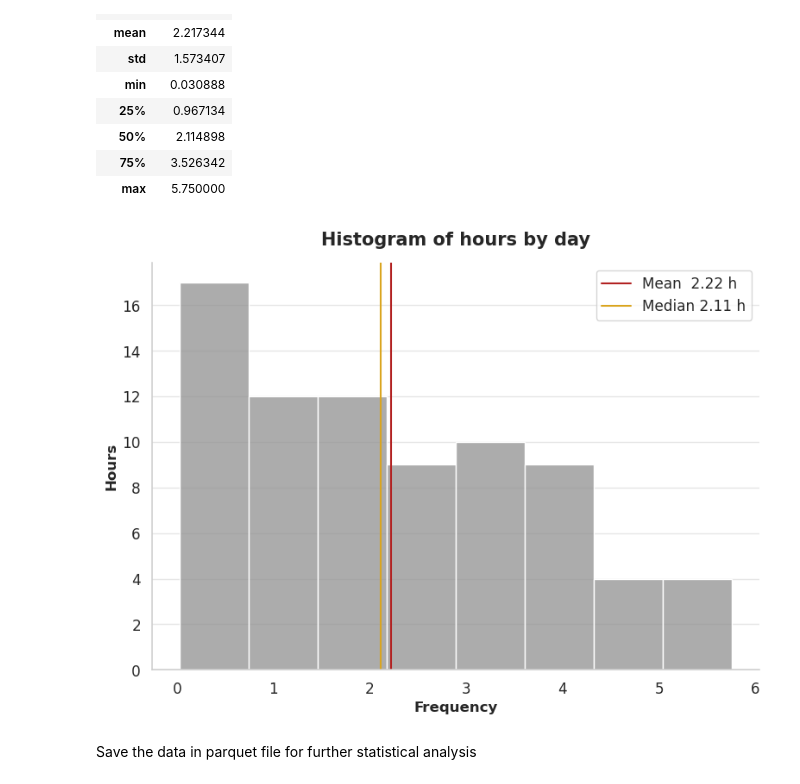
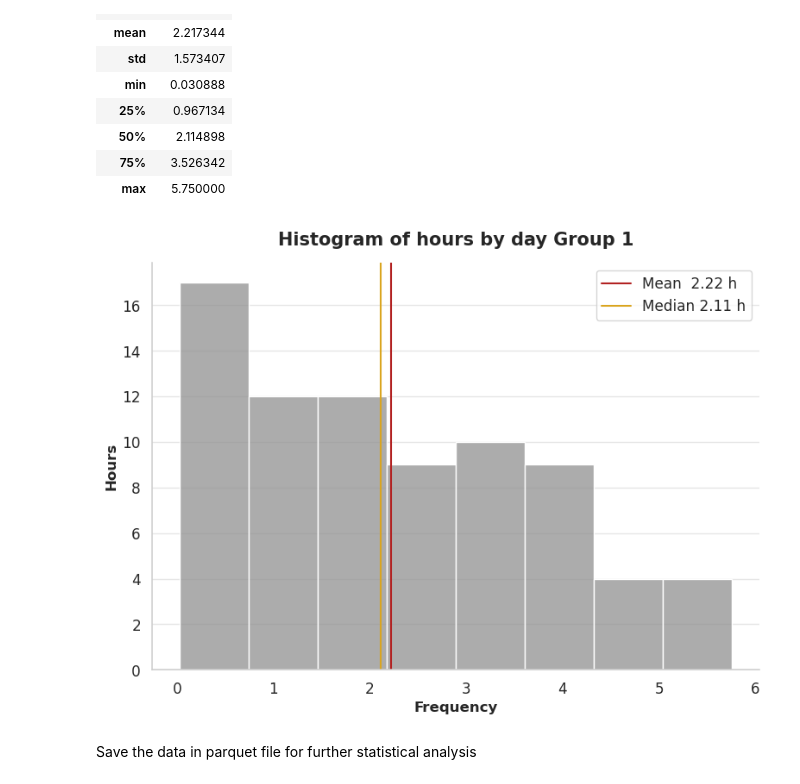
Before and after one commit to Oddman43/BIR_EDA, a Jupyter notebook: notebooks/data_analysis.ipynb, the cells around one changed output. Saved outputs shown, nothing was run; the diff lists cells and outputs as text; code cells hidden in the pictures.

Commit message:
changed title fo graphs

```diff
--- a/notebooks/data_analysis.ipynb
+++ b/notebooks/data_analysis.ipynb
@@ -1197,35 +1197,35 @@ sns.set_theme(style="white", font_scale=1.1, rc={
     "grid.color": "0.9",
     "axes.labelweight": "bold"
 })
 
 plt.figure(figsize=(8, 6))
 ax = sns.histplot(
     data = study_month_1,
     x = "total_hours",
     bins = "auto",
     kde = False,
     color = "#919191F1"
 )
 
 ax.axvline(mean_h1, color="firebrick", ls='-', lw=1.5, label=f"Mean  {mean_h1:.2f} h")
 ax.axvline(median_h1, color="goldenrod", ls="-", lw=1.5, label=f"Median {median_h1:.2f} h")
 
 ax.legend()
 ax.set_xlabel("Frequency", fontsize=12, weight='bold')
 ax.set_ylabel("Hours", fontsize=12, weight='bold')
-ax.set_title("Histogram of hours by day", fontsize=15, weight='bold', pad=15)
+ax.set_title("Histogram of hours by day Group 1", fontsize=15, weight='bold', pad=15)
 ax.spines['top'].set_visible(False)
 ax.spines['right'].set_visible(False)
 ax.spines['left'].set_color('0.8')
 ax.spines['bottom'].set_color('0.8')
 ax.grid(axis='y', color='0.9', linewidth=1)
 ax.grid(axis='x', visible=False)
 
 plt.tight_layout()
 plt.savefig("../images/histogram_hours_per_day_p1.png", dpi=300, bbox_inches="tight")
 plt.show()
 # %% [output]
-[figure, old version]
+[figure, new version]
 # %% [markdown]
 Save the data in parquet file for further statistical analysis
 # %%
```
Also changed, not shown: parts of 1 cell of this notebook, 2 other files.
